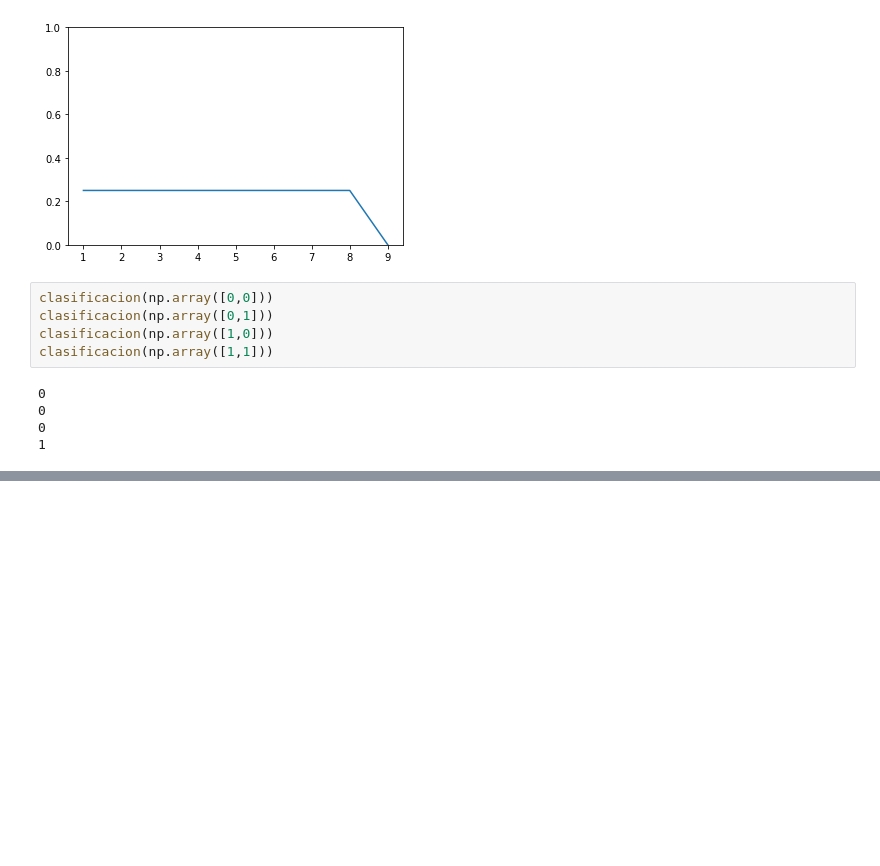
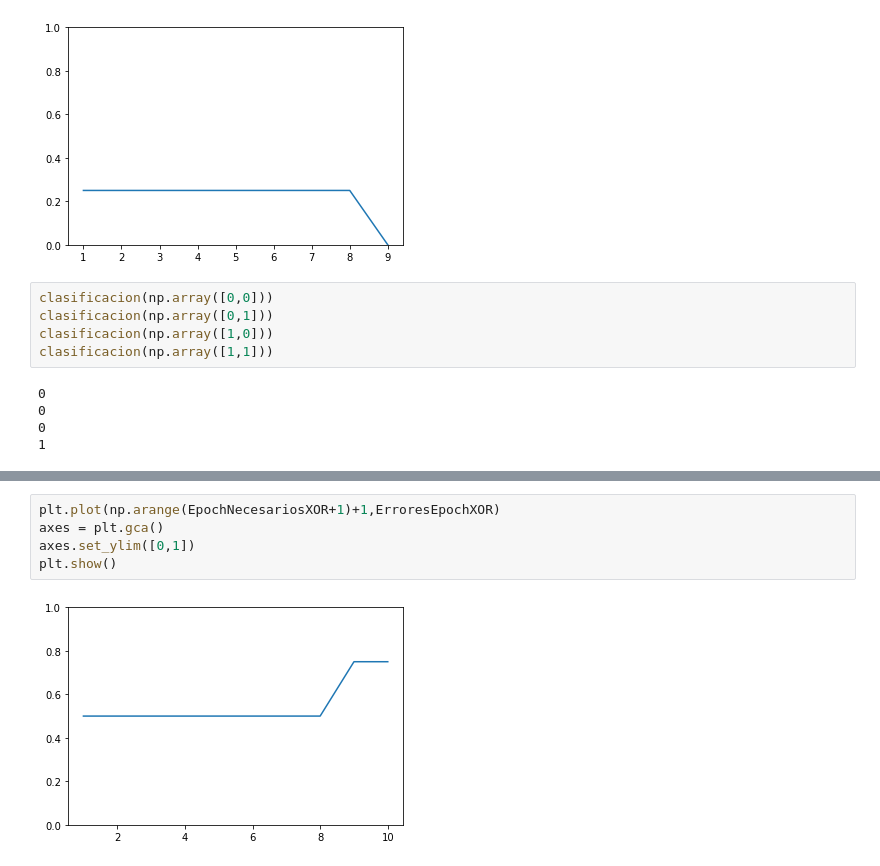
Before and after one commit to marcos261099/Practica2IA2, a Jupyter notebook: p1/L2P1-Perceptron.ipynb, the cells around one changed output, grey strips where cells are left out. Saved outputs shown, nothing was run; the diff lists cells and outputs as text; blank space fills up the shorter version.

```diff
--- a/p1/L2P1-Perceptron.ipynb
+++ b/p1/L2P1-Perceptron.ipynb
@@ -128,0 +199,7 @@ clasificacion(np.array([1,1]))
+# %%
+plt.plot(np.arange(EpochNecesariosXOR+1)+1,ErroresEpochXOR)
+axes = plt.gca()
+axes.set_ylim([0,1])
+plt.show()
+# %% [output]
+[figure, added]
```
Also changed, not shown: parts of 18 cells of this notebook.
